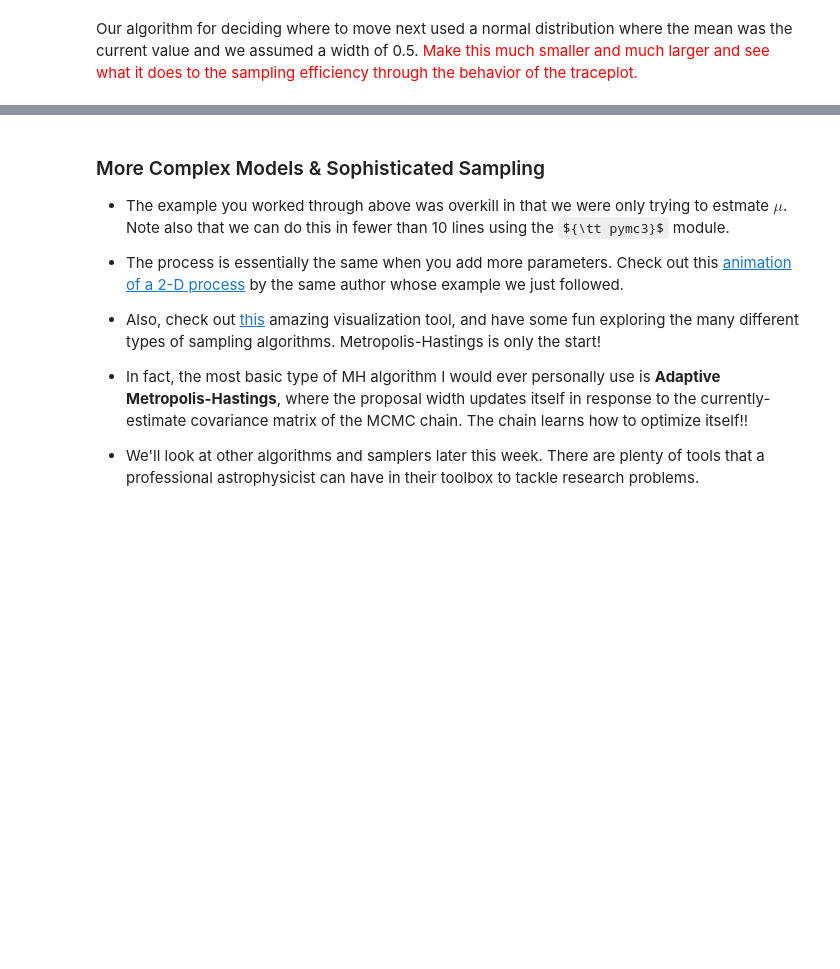
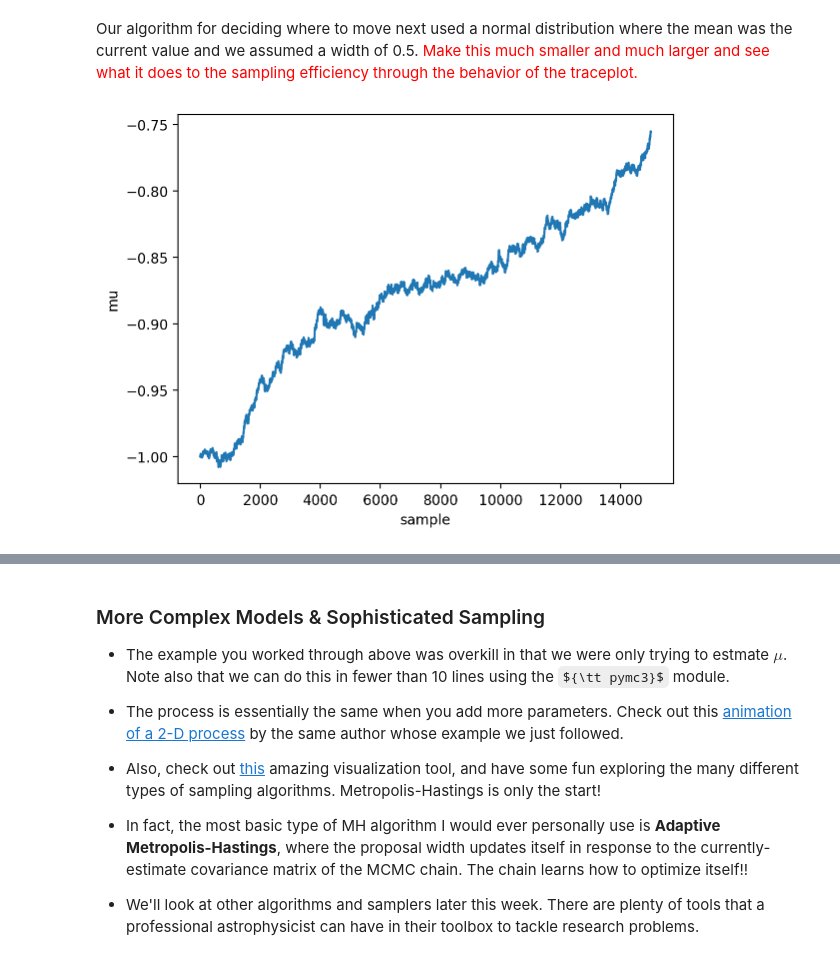
Before and after one commit to VanderbiltAstronomy/astr_8070_s24, a Jupyter notebook: coursework/student_folders/levi_schult/lectures/Lecture_10_levischult.ipynb, the cells around one changed output, grey strips where cells are left out. Cells and saved outputs as stored; diff of their text form; code cells hidden in the pictures; some formulas as TeX source; blank space fills up the shorter version.

```diff
--- a/coursework/student_folders/levi_schult/lectures/Lecture_10_levischult.ipynb
+++ b/coursework/student_folders/levi_schult/lectures/Lecture_10_levischult.ipynb
@@ -501,7 +626,9 @@ print('MAP value = ' + str(map_theta))
 # %% [markdown]
 Our algorithm for deciding where to move next used a normal distribution where the mean was the current value and we assumed a width of 0.5. <font color='red'>Make this much smaller and much larger and see what it does to the sampling efficiency through the behavior of the traceplot.</font>
 # %%
-posterior = sampler(data, samples=15000, mu_init=-1., proposal_width=___)
+posterior = sampler(data, samples=15000, mu_init=-1., proposal_width=0.0005)
 fig, ax = plt.subplots()
 ax.plot(posterior)
 _ = ax.set(xlabel='sample', ylabel='mu');
+# %% [output]
+[figure, added]
```
Also changed, not shown: parts of 17 cells of this notebook.
